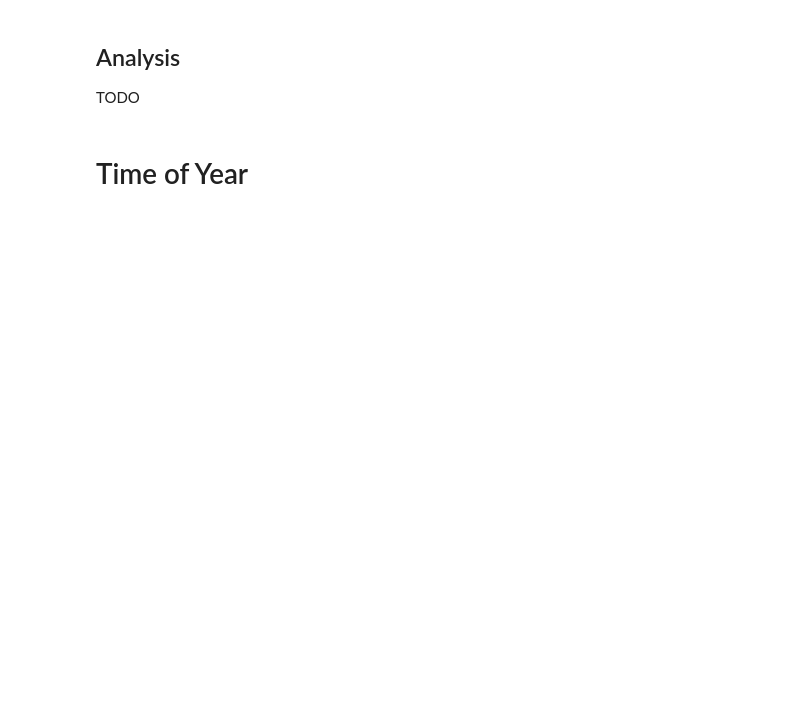
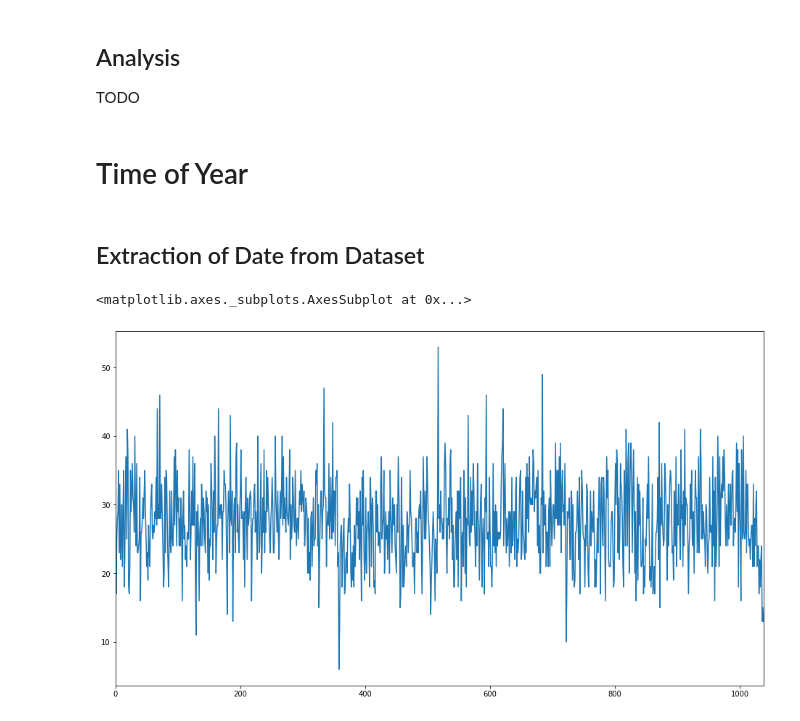
Before and after one commit to COGS108/group061, a Jupyter notebook: Final Project.ipynb, the cells around one changed output. Drawn from its saved outputs; the diff is of its cells as text; code cells hidden in the pictures; blank space fills up the shorter version.

Commit message:
Created Graph for Time of Year

```diff
--- a/Final Project.ipynb
+++ b/Final Project.ipynb
@@ -20,12 +20,16 @@ import numpy as np # Math Module
 import matplotlib.pyplot as plt # Plotting
 import seaborn as sns # Plotting
 import datetime # Datetime
+from dateutil.parser import parse # String Conversion to Datetime
 import folium # Folium Map
 from folium import plugins # Folium Heatmap
 from pygeocoder import Geocoder # Geocoding
 import json # Reading JSON files
+import re # Regular Expressions
+import matplotlib
 
 %matplotlib inline
+matplotlib.rcParams['figure.figsize'] = (16, 9)
 # %% [markdown]
 # Reading Data
 # %%
@@ -106,3 +110,15 @@ m
 TODO
 # %% [markdown]
 # Time of Year
+# %% [markdown]
+## Extraction of Date from Dataset
+# %%
+dates = df['date_time'].apply(lambda s : parse(re.search(r'[0-9]{4}-[0-9]{2}-[0-9]{2}', s).group()))
+# %%
+# Getting number of crashes per day
+crashes_per_day = dates.apply(lambda date : (date - datetime.datetime(2017, 1, 1)).days).value_counts().sort_index()
+# %%
+crashes_per_day.plot(kind = 'line')
+# %% [output]
+<matplotlib.axes._subplots.AxesSubplot at 0x...>
+[figure, added]
```
Also changed, not shown: parts of 2 cells of this notebook.
